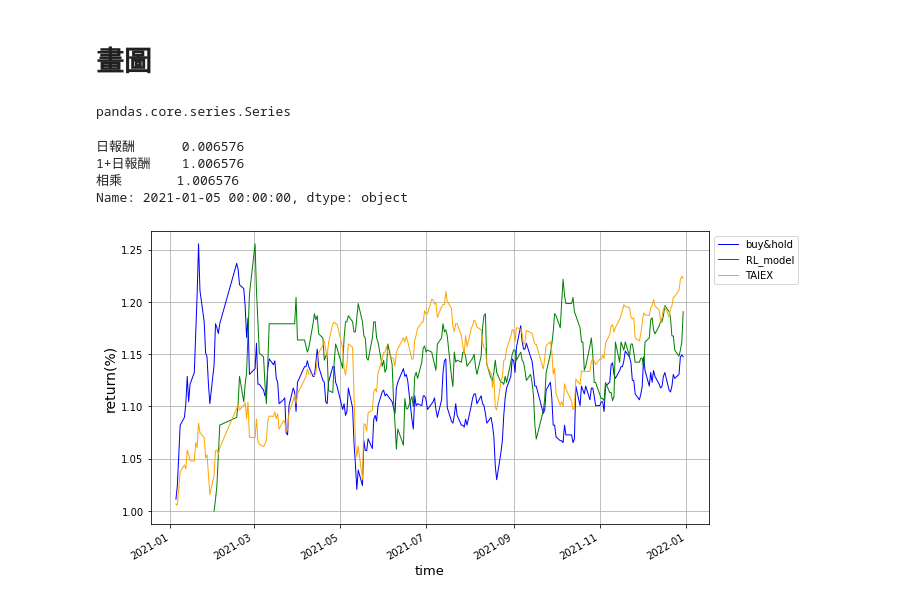
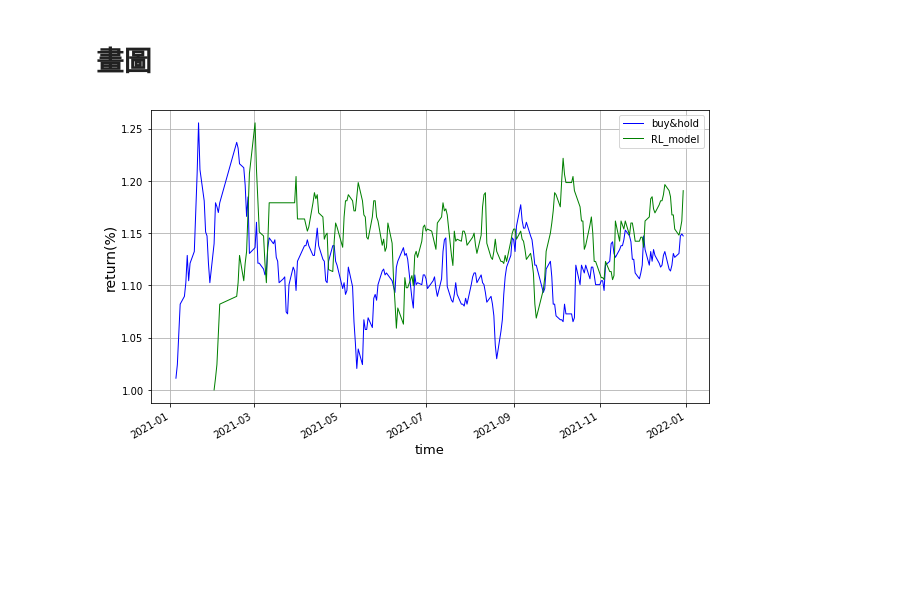
Before and after one commit to yenlung/Python-AI-Book, a Jupyter notebook: 冒險_強化學習_策略報酬比較.ipynb, the cells around one changed output. Drawn from its saved outputs; the diff is of its cells as text; code cells hidden in the pictures; blank space fills up the shorter version.

```diff
--- a/冒險_強化學習_策略報酬比較.ipynb
+++ b/冒險_強化學習_策略報酬比較.ipynb
@@ -107,7 +92,3 @@ df_1
-# %%
-#欄位Date改名為TIME，設為INDEX
-df_1.rename(columns={'Date':'TIME'}, inplace=True)
-df_1=time(df_1)
 # %%
 #相乘 累積報酬，畫圖畫出曲線變化
 df_1
@@ -168,15 +109,0 @@ df_2
-# %%
-#計算stock_data日報酬
-df_2['日報酬'] = ''
-for i in range(1,len(df_2)):
-  df_2['日報酬'][i] = df_2['CLOSE'][i]/df_2['CLOSE'][i-1]-1
-
-df_2['1+日報酬'] = ''
-for i in range(1,len(df_2)):
-  df_2['1+日報酬'][i] = df_2['日報酬'][i]+1
-
-df_2['相乘'] = ''
-a = 1
-for i in range(1,len(df_2)):
-  a *= df_2['1+日報酬'][i]
-  df_2['相乘'][i] = a
@@ -219,7 +111,7 @@ df_2
 # rl模型資料
 # %%
 #匯入RL訓練出來的結果
-rl_1 =pd.read_csv('1 (20).csv')
+rl_1 =pd.read_csv('1.csv')
 rl_1
 # %% [output]
 |  | Unnamed: 0 | state | action | reward | q |
@@ -282,5 +157,5 @@ df_2
 # %%
-rl_2 = df_2.copy()
+rl_2 = df_1.copy()
 rl_2
 # %% [output]
 |  | TIME | OPEN | MAX | MIN | CLOSE | 日報酬 | 1+日報酬 | 相乘 |
@@ -380,17 +259,6 @@ rl_2
 # 畫圖
 # %%
 import matplotlib.gridspec as gridspec
-# %%
-type(df_1['相乘'])
-# %% [output]
-pandas.core.series.Series
-# %%
-df_1[['日報酬','1+日報酬','相乘']].iloc[1]
-# %% [output]
-日報酬      0.006576
-1+日報酬    1.006576
-相乘       1.006576
-Name: 2021-01-05 00:00:00, dtype: object
 # %%
 #某列更換成數值類型_使用pd.to_numeric
 df_1['相乘']=pd.to_numeric(df_1['相乘'])
@@ -399,14 +266,13 @@ rl_2['rl相乘']=pd.to_numeric(rl_2['rl相乘'])
 # %%
 plt.figure(figsize = (10,6))
 plt.title('', fontsize = 16)
-df_2.相乘.plot(color = 'blue', linewidth = 1)
+df_1.相乘.plot(color = 'blue', linewidth = 1)
 rl_2.rl相乘.plot(color = 'green', linewidth = 1)
-df_1.相乘.plot(color = 'orange', linestyle = '-', linewidth = 1)
 
 plt.grid()
 plt.xlabel('time', fontsize = 13) # X座標名稱
 plt.ylabel('return(%)', fontsize = 14) # Y座標名稱
-plt.legend(['buy&hold','RL_model','TAIEX'],  bbox_to_anchor=(1, 1));
+plt.legend(['buy&hold','RL_model'],  bbox_to_anchor=(1, 1));
 plt.savefig('績效圖.png') # 儲存圖片;
 # %% [output]
-[figure, old version]
+[figure, new version]
```
Also changed, not shown: parts of 21 cells of this notebook.
